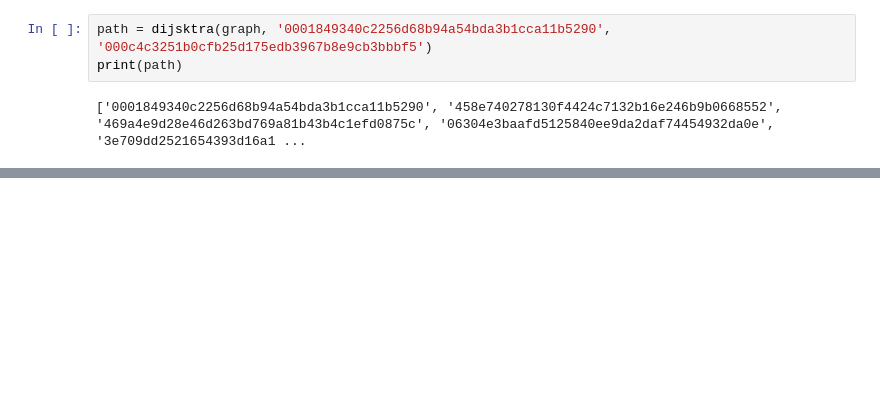
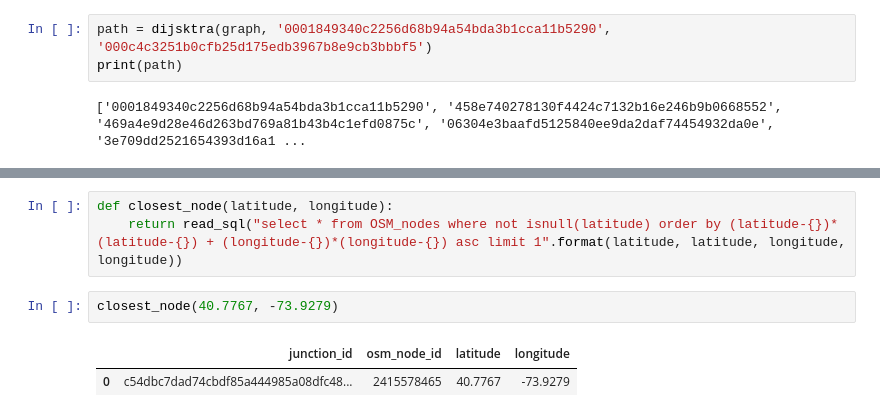
Before and after one commit to Saqibm128/cx4242, a Jupyter notebook: Shortest Path Algorithm.ipynb, the cells around one changed output, grey strips where cells are left out. Drawn from its saved outputs; the diff is of its cells as text; blank space fills up the shorter version.

```diff
--- a/Shortest Path Algorithm.ipynb
+++ b/Shortest Path Algorithm.ipynb
@@ -152,0 +235,8 @@ print(path)
+# %%
+def closest_node(latitude, longitude):
+    return read_sql("select * from OSM_nodes where not isnull(latitude) order by (latitude-{})*(latitude-{}) + (longitude-{})*(longitude-{}) asc limit 1".format(latitude, latitude, longitude, longitude))
+# %%
+closest_node(40.7767, -73.9279)
+# %% [output]
+|  | junction_id | osm_node_id | latitude | longitude |
+| 0 | c54dbc7dad74cbdf85a444985a08dfc48... | 2415578465 | 40.7767 | -73.9279 |
```
Also changed, not shown: parts of 37 cells of this notebook, 7 other files.
